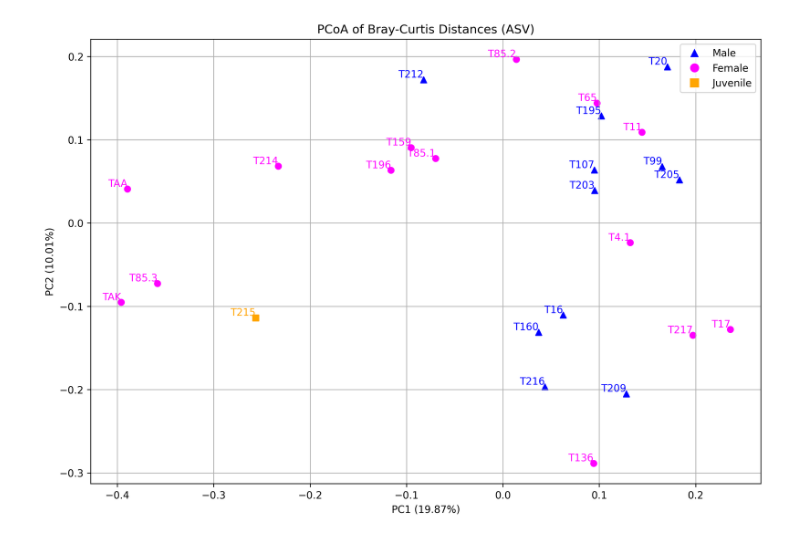
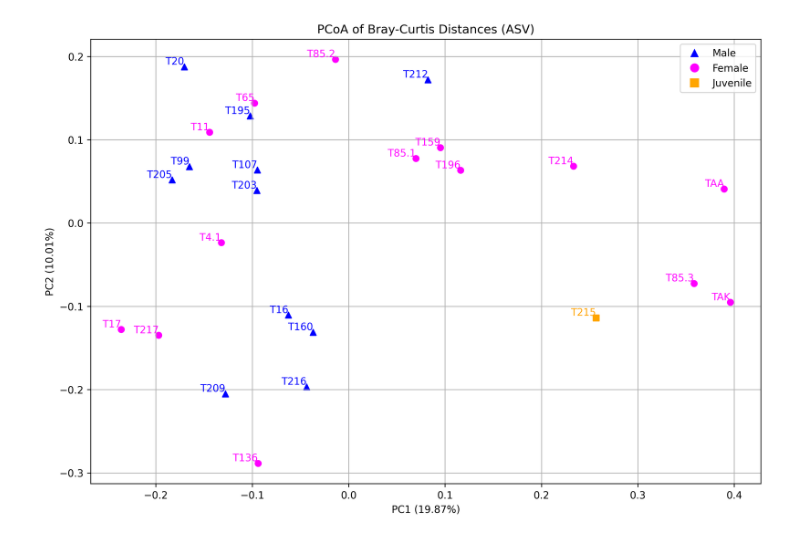
Before and after one commit to dgiakou/GT_Gut_Microbiome_Abacoa_2024, a Jupyter notebook: PCoA.ipynb, the cells around one changed output. Cells and saved outputs as stored; diff of their text form; code cells hidden in the pictures.

```diff
--- a/PCoA.ipynb
+++ b/PCoA.ipynb
@@ -1,9 +1,9 @@
 # %%
-#visualization of PCoA data
+# The PC data come from Zymo Research's Analysis
 import matplotlib.pyplot as plt
 import numpy as np
 
-# Provided sample data with PC1 and PC2 coordinates. These PC data came from an analysis performed by Zymo Research
+# Provided sample data with PC1 and PC2 coordinates
 samples = {
     'Site': ['T4.1', 'T136', 'TAA', 'T215', 'T212', 'T65', 'T195', 'T16', 'T85.2', 'T209',
              'T20', 'T85.1', 'T216', 'T17', 'T107', 'T11', 'T214', 'T203', 'T205', 'T85.3',
@@ -37,37 +37,45 @@ colors = [color_map[sex] for sex in manual_metadata['Sex']]
 markers = [marker_map[sex] for sex in manual_metadata['Sex']]
 
 # Convert to numpy arrays for easier manipulation
-samples_pc1 = np.array(samples['PC1'])
+# Negate the PC1 values, values were negated so that the orientation of the data matches with the PCoA biplot.
+# The direction of the data across each axis is arbitrarily determined by the algorithm, meaning that each axis can be flipped
+# without affecting the distances or relationships between the points. In this case, negating the PC1 values ensures that the
+# plot's orientation is consistent with a reference or expected interpretation.
+samples_pc1 = -np.array(samples['PC1'])
 samples_pc2 = np.array(samples['PC2'])
 
 # Proportion of variance explained by PC1 and PC2
 pc1_variance = 19.87  # Replace with actual variance percentage for PC1
 pc2_variance = 10.01  # Replace with actual variance percentage for PC2
 
 # Plotting the PCoA with increased DPI
 fig, ax = plt.subplots(figsize=(12, 8), dpi=300)
 
 # Plot samples as points with different markers for males, females, and juveniles
 for i in range(len(samples_pc1)):
     ax.scatter(samples_pc1[i], samples_pc2[i], color=colors[i], marker=markers[i], label=f'{samples["Site"][i]} ({manual_metadata["Sex"][i]})')
 
 # Annotate samples
 for i, txt in enumerate(samples['Site']):
     ax.text(samples_pc1[i], samples_pc2[i], txt, color=colors[i], ha='right', va='bottom')
 
 ax.set_xlabel(f'PC1 ({pc1_variance}%)')
 ax.set_ylabel(f'PC2 ({pc2_variance}%)')
 ax.set_title('PCoA of Bray-Curtis Distances (ASV)')
 ax.grid(True)
 
 # Create a legend for male, female, and juvenile
 from matplotlib.lines import Line2D
 legend_elements = [Line2D([0], [0], marker='^', color='w', label='Male', markersize=10, markerfacecolor='blue'),
                    Line2D([0], [0], marker='o', color='w', label='Female', markersize=10, markerfacecolor='magenta'),
                    Line2D([0], [0], marker='s', color='w', label='Juvenile', markersize=10, markerfacecolor='orange')]
 ax.legend(handles=legend_elements, loc='upper right')
 
+# Save the plot as a .tif file with 300 dpi to the specified directory
+# save_path = '/Users/dimitriosgiakoumas/Library/CloudStorage/OneDrive-FloridaAtlanticUniversity/biplotall.tif'
+# plt.savefig(save_path, format='tiff', dpi=300)
+
 # Display the plot
 plt.show()
 # %% [output]
-[figure, old version]
+[figure, new version]
```
Also changed, not shown: 1 other file.
